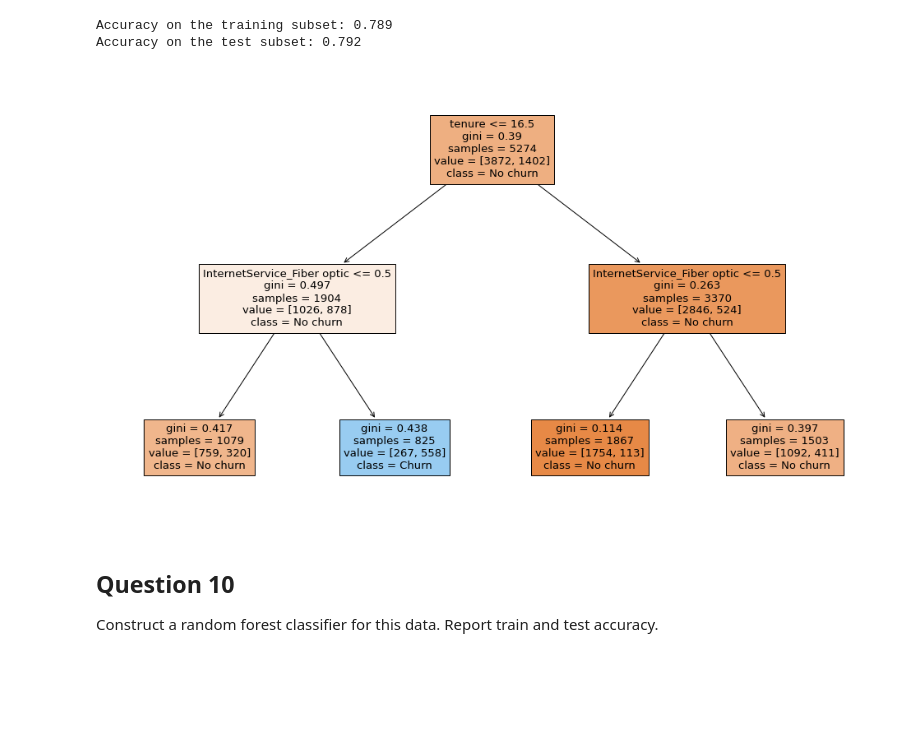
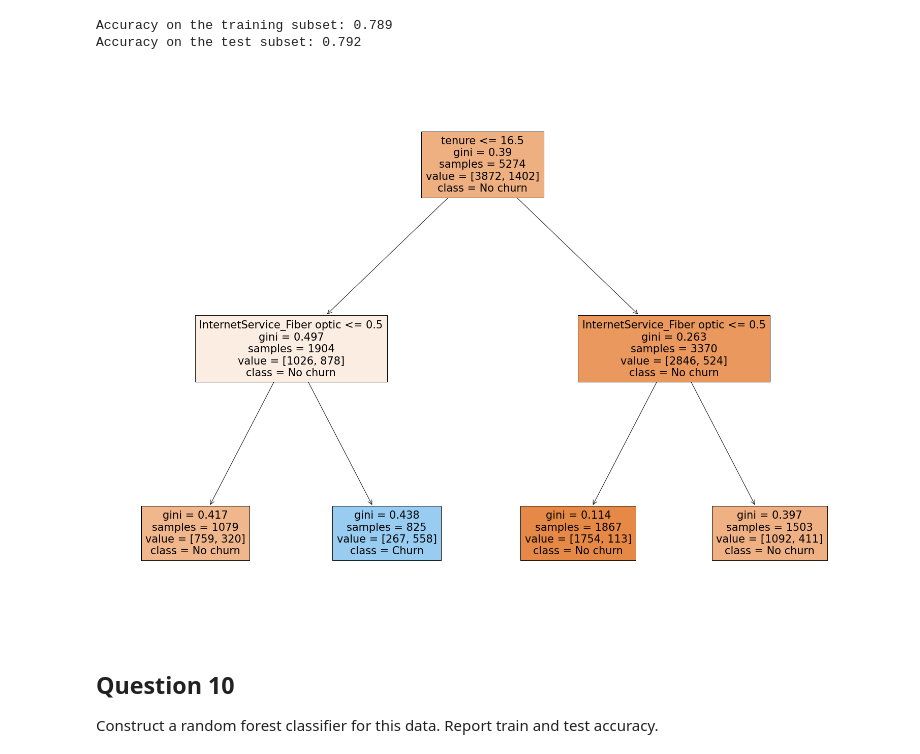
Before and after one commit to FontanaPedro/DBA_coding_exercises, a Jupyter notebook: Pedro/3. LAB3_BDA_2023.ipynb, the cells around one changed output. Drawn from its saved outputs; the diff is of its cells as text; code cells hidden in the pictures; blank space fills up the shorter version.

```diff
--- a/Pedro/3. LAB3_BDA_2023.ipynb
+++ b/Pedro/3. LAB3_BDA_2023.ipynb
@@ -395,12 +416,18 @@ Accuracy on the test subset: 0.792
 # %%
 # I need to import Matplotlib & "tree" from sklearn
 # https://scikit-learn.org/stable/modules/generated/sklearn.tree.plot_tree.html
 
 
-fig = plt.figure(figsize=(17,10))
+fig = plt.figure(figsize=(27,20))
 _= tree.plot_tree(DTcd, feature_names=X.columns, class_names=["No churn", "Churn"], filled=True)
+
+# More info on tree display here: https://mljar.com/blog/visualize-decision-tree/
+
+#The samples are only 5274 because is only made on the trianing data (75% of the data)
+#The target values/labelled or class is : "No churn" or "churn"
+#The value tell us the amount of samples of each class. E.g. values [3872,1402] = [3872 samples No Churn, 1042 samples Churn]
 # %% [output]
-[figure, old version]
+[figure, new version]
 # %%
 # In order to save the decision tree use the code below
 
```
Also changed, not shown: parts of 8 cells of this notebook, 2 other files.
